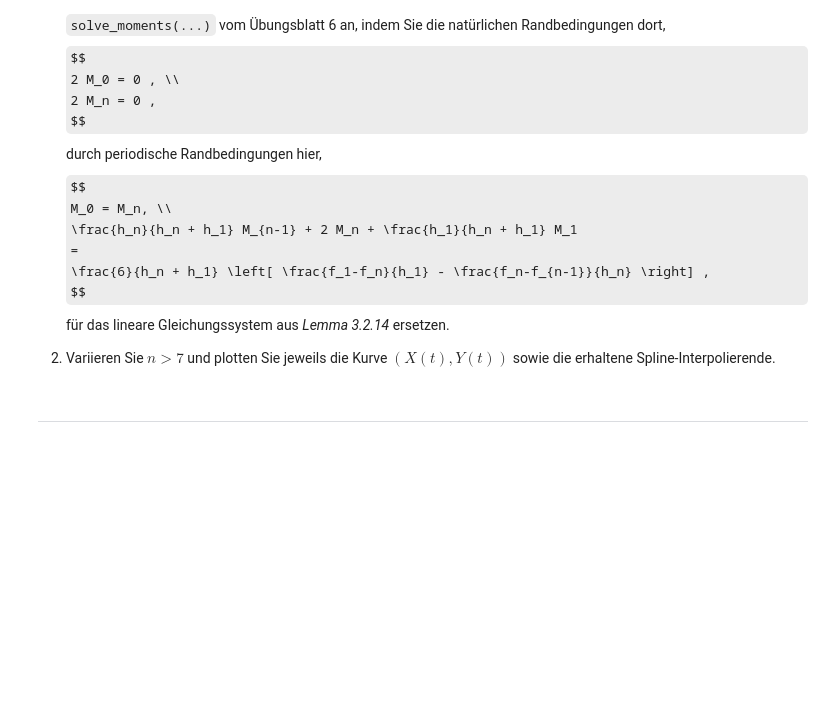
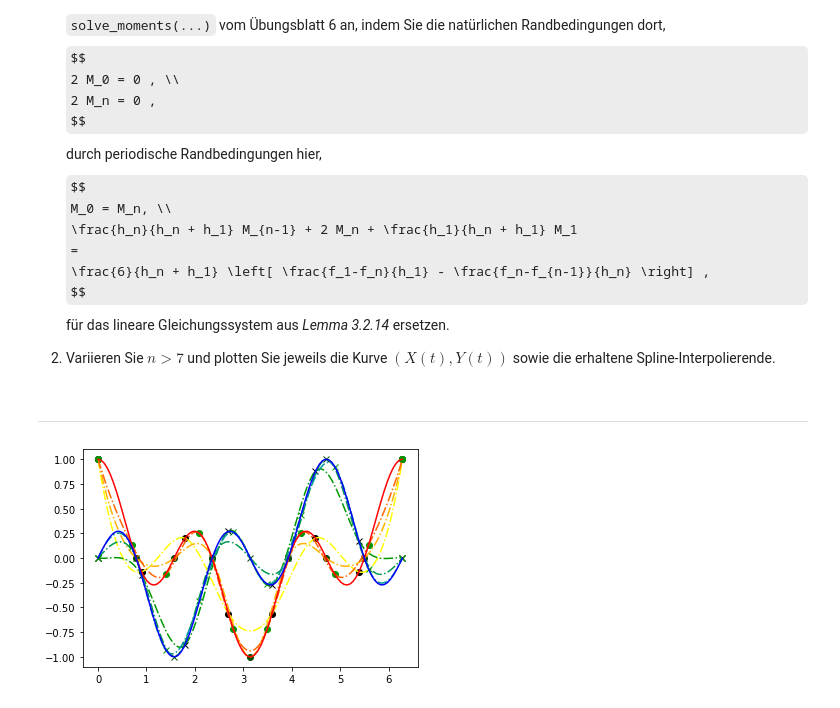
Before and after one commit to pale-ale/ibn_python, a Jupyter notebook: num0_ex07.ipynb, the cells around one changed output. Cells and saved outputs as stored; diff of their text form; code cells hidden in the pictures; some formulas as TeX source; blank space fills up the shorter version.

```diff
--- a/num0_ex07.ipynb
+++ b/num0_ex07.ipynb
@@ -51,0 +51,79 @@ KAPPA = 2
+# %%
+
+n = 10
+a = 0.
+b = 2.*np.pi
+
+ALPHA = 1
+KAPPA = 2
+
+def solve_moments2(h, f):
+    '''
+    Solve moments with exercise07's borders
+    '''
+    linequation = np.zeros((len(h)+1,len(h)+1))
+    rightside = np.zeros(len(h)+1)
+    offset = 1
+    for i in range(1,len(h)):
+        li = 0
+        hi = h[i-1]
+        hip = h[i]
+        linequation[i][offset] = 2
+        li = hip/(hi+hip)
+        di = 6/(hi+hip) * ( (f[i+1]-f[i])/hip - (f[i]-f[i-1])/hi )
+        linequation[i][offset+1] = li
+        linequation[i][offset-1] = 1-li
+        rightside[i] = di
+        offset += 1
+    mborder = 6/(h[-1]+h[0])*((f[0]-f[-1])/h[0] - (f[-1]-f[-2])/h[-1])
+    linequation[0][0] = 2
+    linequation[0][1] = mborder
+    linequation[-1][-1] = 2
+    linequation[-1][-2] = mborder
+    return np.linalg.solve(linequation, rightside)
+
+def s_i(mi, fi, hi, i):
+    a0, a2 = fi[i+1], mi[i+1]/2
+    a1 = (fi[i+1]-fi[i])/hi[i] + ( hi[i] * (2.0*mi[i+1] + mi[i]) )/6.0
+    a3 = (mi[i+1] - mi[i]) / (6*hi[i])
+    poly = np.polynomial.Polynomial((a0, a1, a2, a3))
+    return poly
+
+def func1(t):
+    return ALPHA*math.cos(KAPPA*t)*math.cos(t)
+
+def func2(t):
+    return ALPHA*math.cos(KAPPA*t)*math.sin(t)
+
+xvals = np.linspace(a,b,100)
+
+for i in range(7,n):
+    interppointsx = np.linspace(a,b,i+1)
+    interppointsy1 = [func1(x) for x in interppointsx]
+    interppointsy2 = [func2(x) for x in interppointsx]
+    intervalsize = [(interppointsx[i+1] - interppointsx[i]) for i in range(len(interppointsx)-1)]
+
+    yvals1 = [func1(x) for x in xvals]
+    yvals2 = [func2(x) for x in xvals]
+
+    moments1 = solve_moments2(intervalsize, interppointsy1)
+    moments2 = solve_moments2(intervalsize, interppointsy2)
+    interppolys1 = [s_i(moments1, interppointsy1, intervalsize, k) for k in range(i)]
+    interppolys2 = [s_i(moments2, interppointsy2, intervalsize, k) for k in range(i)]
+
+    plt.plot(interppointsx, interppointsy1, 'o', color=[0,0.3*(i-7),0])
+    plt.plot(interppointsx, interppointsy2, 'x', color=[0,0.3*(i-7),0])
+
+    for pindex in range(len(interppolys1)):
+        poly1 = interppolys1[pindex]
+        poly2 = interppolys2[pindex]
+        _xvals = np.linspace(interppointsx[pindex], interppointsx[pindex+1], 30)
+        xshift = np.linspace(-intervalsize[pindex], 0, 30)
+        plt.plot(_xvals, poly1(xshift), '-.', color=[1, 1-.3*(i-7),0])
+        plt.plot(_xvals, poly2(xshift), '-.', color=[0, .6, .3*(i-7)])
+
+plt.plot(xvals, yvals1, color=[1,0,0])
+plt.plot(xvals, yvals2, color=[0,0,1])
+plt.show()
+# %% [output]
+[figure, added]
```
Also changed, not shown: parts of 3 cells of this notebook, 3 other files.
